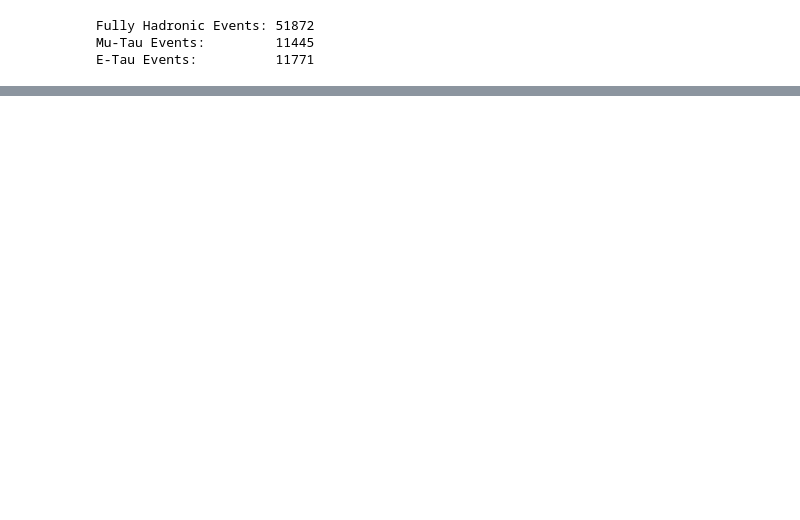
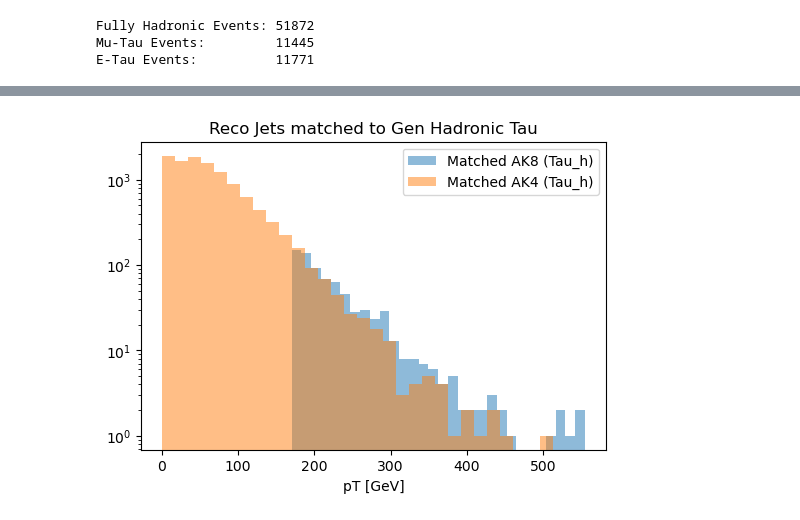
Before and after one commit to ArghyaDas112358/bbtautau, a Jupyter notebook: src/bbtautau/GenPresel/gen.ipynb, the cells around one changed output, grey strips where cells are left out. Drawn from its saved outputs; the diff is of its cells as text; code cells hidden in the pictures; blank space fills up the shorter version.

```diff
--- a/src/bbtautau/GenPresel/gen.ipynb
+++ b/src/bbtautau/GenPresel/gen.ipynb
@@ -12,6 +12,10 @@ from tqdm.auto import tqdm
 vector.register_awkward()
 
 from typing import List, Dict, Any
+
+if not hasattr(sys.modules['__main__'], '__file__'):
+    from IPython.core.interactiveshell import InteractiveShell
+    InteractiveShell.ast_node_interactivity = "all"
 # %%
 def path_up(levels=0):
     """
@@ -547,0 +612,13 @@ def match_objects(left_collection, right_collection, dr_max=0.4):
+# %%
+InteractiveShell.ast_node_interactivity = "last"
+plt.figure(figsize=(6,4))
+plt.hist(ak.flatten(matched_ak8.pt), bins=30, alpha=0.5, label='Matched AK8 (Tau_h)')
+plt.hist(ak.flatten(matched_ak4.pt), bins=30, alpha=0.5, label='Matched AK4 (Tau_h)')
+plt.xlabel("pT [GeV]")
+plt.legend()
+plt.title("Reco Jets matched to Gen Hadronic Tau")
+plt.yscale("log")
+
+plt.show()
+# %% [output]
+[figure, added]
```
Also changed, not shown: parts of 13 cells of this notebook.
